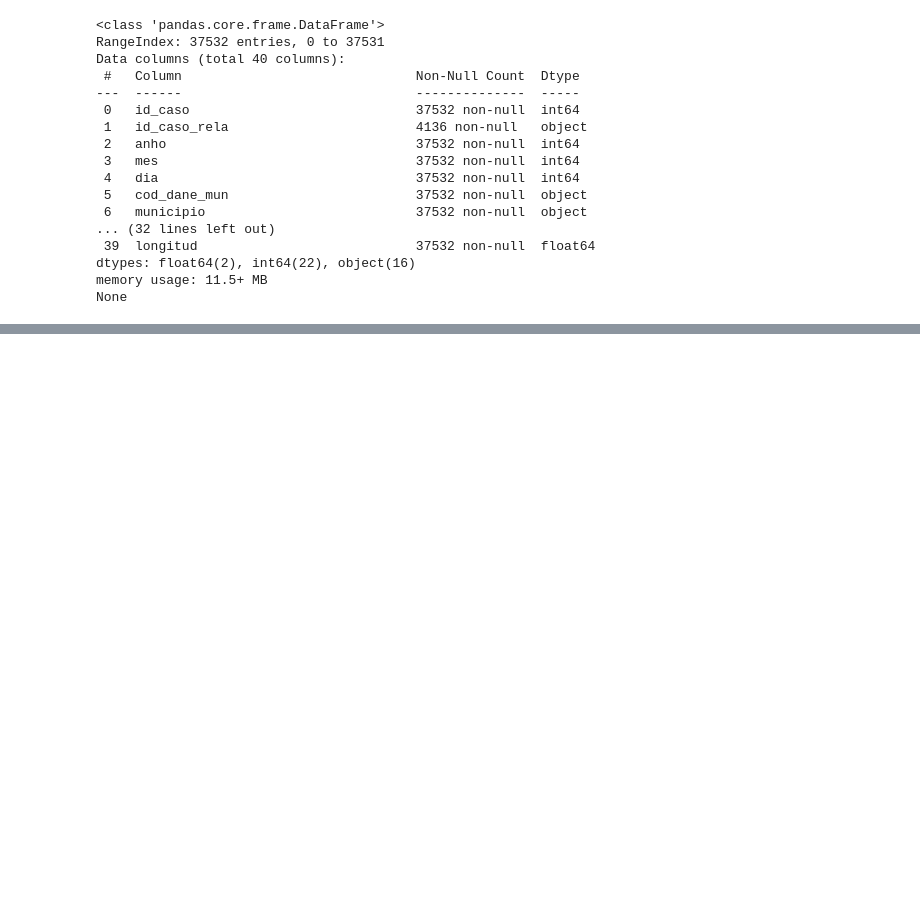
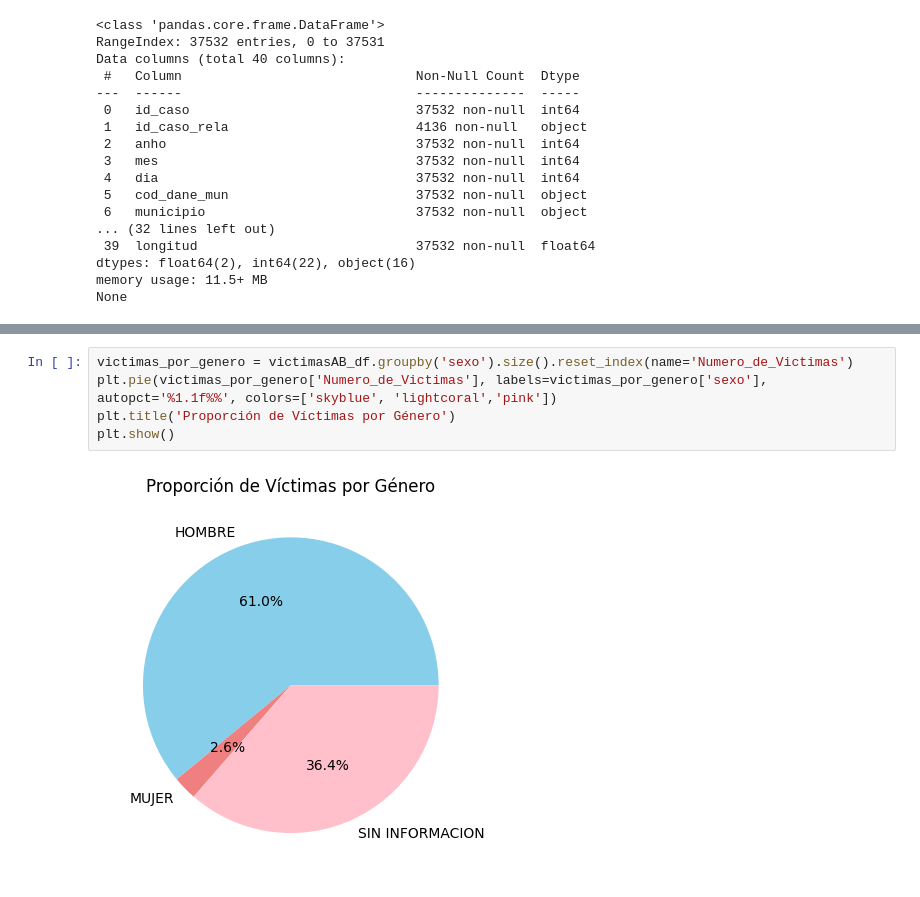
Before and after one commit to RandolphPeralta/SeminarioEstadistica, a Jupyter notebook: Actividad2.ipynb, the cells around one changed output, grey strips where cells are left out. Cells and saved outputs as stored; diff of their text form; blank space fills up the shorter version.

```diff
--- a/Actividad2.ipynb
+++ b/Actividad2.ipynb
@@ -499,0 +575,7 @@ None
+# %%
+victimas_por_genero = victimasAB_df.groupby('sexo').size().reset_index(name='Numero_de_Victimas')
+plt.pie(victimas_por_genero['Numero_de_Victimas'], labels=victimas_por_genero['sexo'], autopct='%1.1f%%', colors=['skyblue', 'lightcoral','pink'])
+plt.title('Proporción de Víctimas por Género')
+plt.show()
+# %% [output]
+[figure, added]
```
Also changed, not shown: parts of 24 cells of this notebook, 1 other file.
